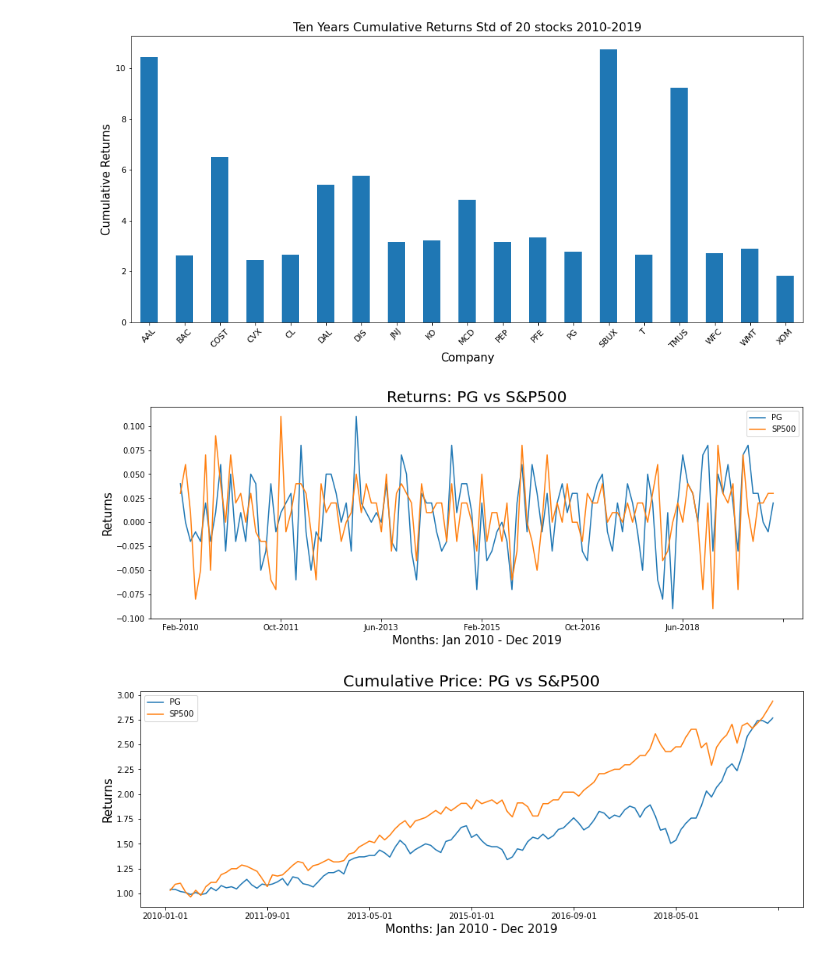
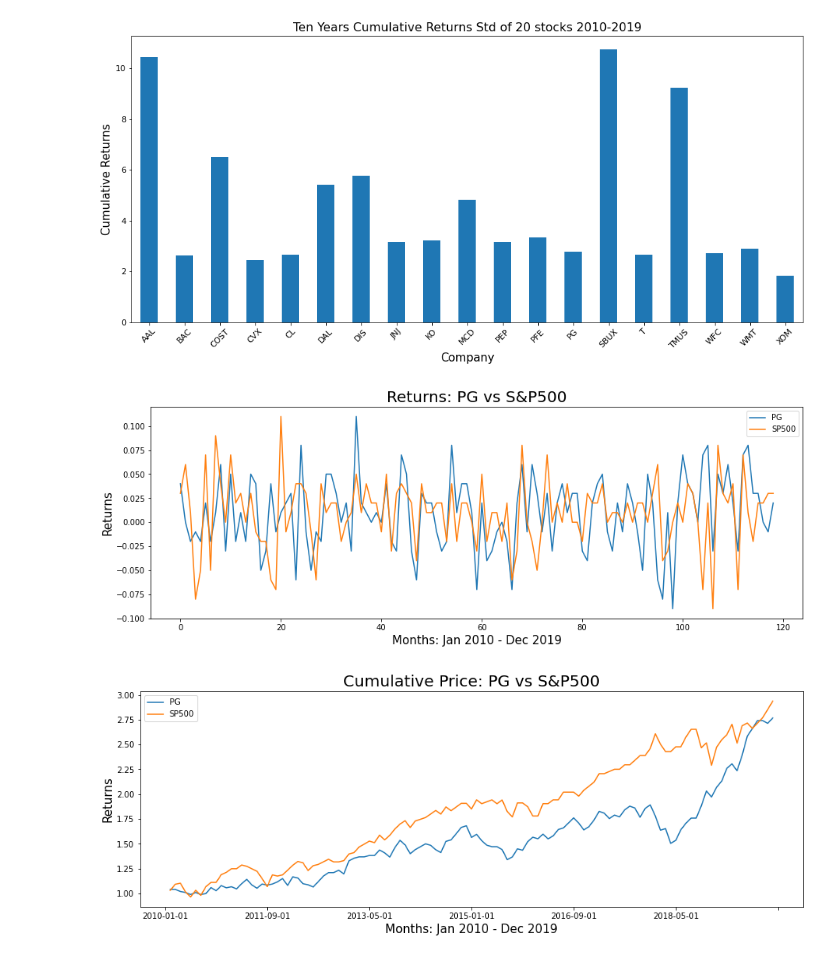
Before and after one commit to claybeaver/Group9_Project1, a Jupyter notebook: Final_notebook.ipynb, the cells around one changed output. Cells and saved outputs as stored; diff of their text form; code cells hidden in the pictures.

```diff
--- a/Final_notebook.ipynb
+++ b/Final_notebook.ipynb
@@ -209,3 +209,5 @@ returns_df
 | Nov-2019 | -0.04 | 0.07 | 0.01 | 0.01 | -0.01 | 0.05 | 0.17 | 0.04 | -0.02 | -0.01 | ... | ... |
 | Dec-2019 | 0.00 | 0.06 | -0.02 | 0.04 | 0.02 | 0.02 | -0.05 | 0.07 | 0.04 | 0.02 | ... | ... |
 119 rows × 21 columns
+# %%
+new_returns_df = returns_df.reset_index()
@@ -451,14 +471,14 @@ plt.show()
 # %%
 # Sample line of returns between PG vs S&P500
 rcParams['figure.figsize'] = 15, 5
-returns_plot2a = returns_df[["PG","SP500"]].plot()
+returns_plot2a = new_returns_df[["PG","SP500"]].plot()
 plt.xlabel("Months: Jan 2010 - Dec 2019", size=15)
 plt.ylabel("Returns", size=15)
 plt.title('Returns: PG vs S&P500', size=20)
 plt.savefig("Images/03a_PG-SP500_Returns.png")
 plt.show()
 # %% [output]
-[figure, old version]
+[figure, new version]
 # %%
 # # returns_plot2a.legend(loc='best', borderaxespad=0.1, fontsize='x-large')
 # fig = plt.figure()
```
Also changed, not shown: parts of 9 cells of this notebook, 16 other files.
